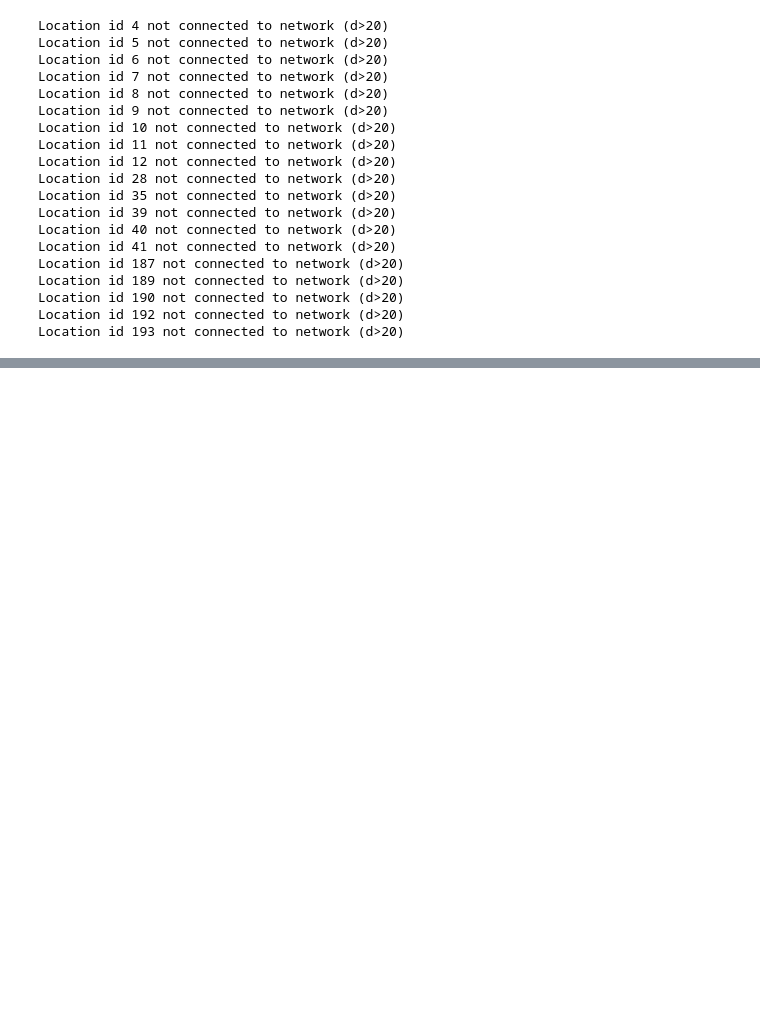
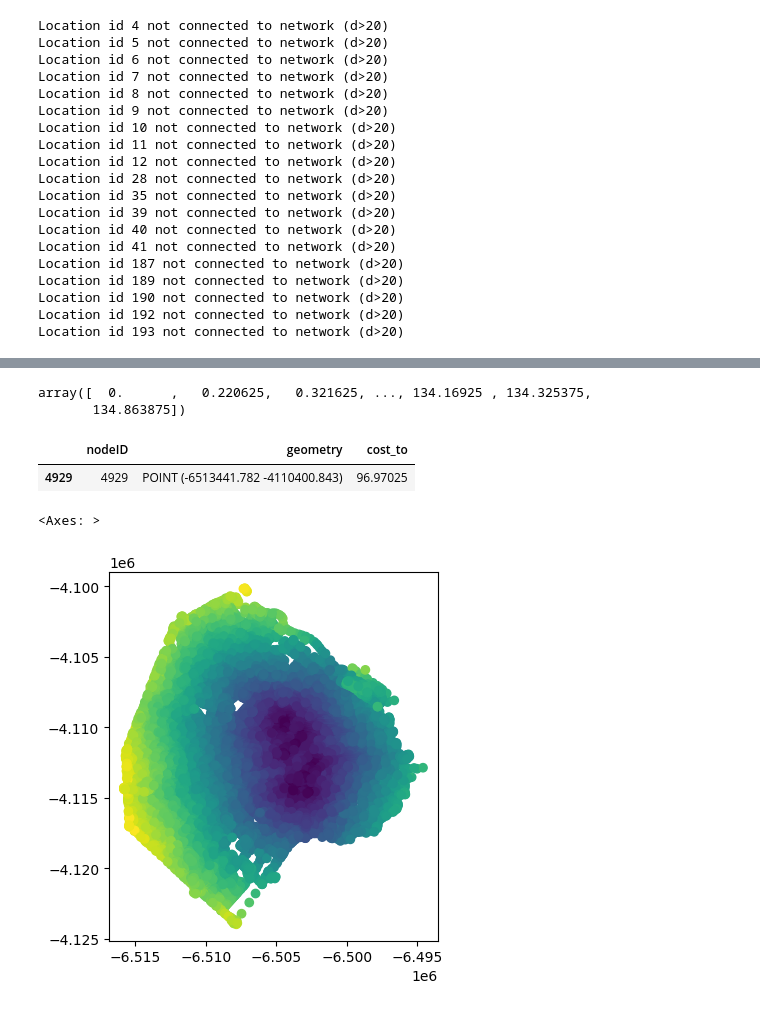
Before and after one commit to CEEU-lab/urban_connector, a Jupyter notebook: urban_connector/3 - Travel Time Analisis.ipynb, the cells around one changed output, grey strips where cells are left out. Saved outputs shown, nothing was run; the diff lists cells and outputs as text; code cells hidden in the pictures; blank space fills up the shorter version.

```diff
--- a/urban_connector/3 - Travel Time Analisis.ipynb
+++ b/urban_connector/3 - Travel Time Analisis.ipynb
@@ -98,0 +101,13 @@ gpd_all_service_areas_rings.to_file("data/service_area_rings.geojson", driver='G
+# %%
+nodes_in = nodes.sjoin(gpd.GeoDataFrame(geometry=gdf_locations.buffer(20)))
+nodes_in = nodes_in.drop_duplicates(subset='nodeID').reset_index(drop=True)
+node_list = list(nodes_in.node_id)
+# %%
+result = nx.multi_source_dijkstra_path_length(G,
+                                     sources = list(pd.Series(node_list).map(lambda row: mapping_nodes['map_nodes'][row][0])),
+                                     cutoff=None,
+                                     weight='ttime_walk')
+# %%
+df = pd.DataFrame(result.items(), columns=['node_to', 'cost_to'])
+df['node_id'] = df['node_to'].map(lambda row: mapping_nodes['map_coords'][row][0])
+df = df[['node_id', 'node_to', 'cost_to']]
@@ -98,0 +121,15 @@ gpd_all_service_areas_rings.to_file("data/service_area_rings.geojson", driver='G
+# %%
+df['cost_to'].unique()
+# %% [output]
+array([  0.      ,   0.220625,   0.321625, ..., 134.16925 , 134.325375,
+       134.863875])
+# %%
+# Asigna peso a nodos
+df_nodes= nodes.merge(df[['node_id', 'cost_to']], on='node_id', how='left')
+df_nodes= df_nodes[['nodeID', 'geometry', 'cost_to']]
+# %%
+df_nodes.to_file("data/nodes_cost.geojson", driver='GeoJSON')
+df_nodes.sample()
+# %% [output]
+|  | nodeID | geometry | cost_to |
+| 4929 | 4929 | POINT (-6513441.782 -4110400.843) | 96.97025 |
@@ -98,0 +141,5 @@ gpd_all_service_areas_rings.to_file("data/service_area_rings.geojson", driver='G
+# %%
+df_nodes.plot(column='cost_to', cmap='viridis')
+# %% [output]
+<Axes: >
+[figure, added]
```
Also changed, not shown: parts of 4 cells of this notebook.
